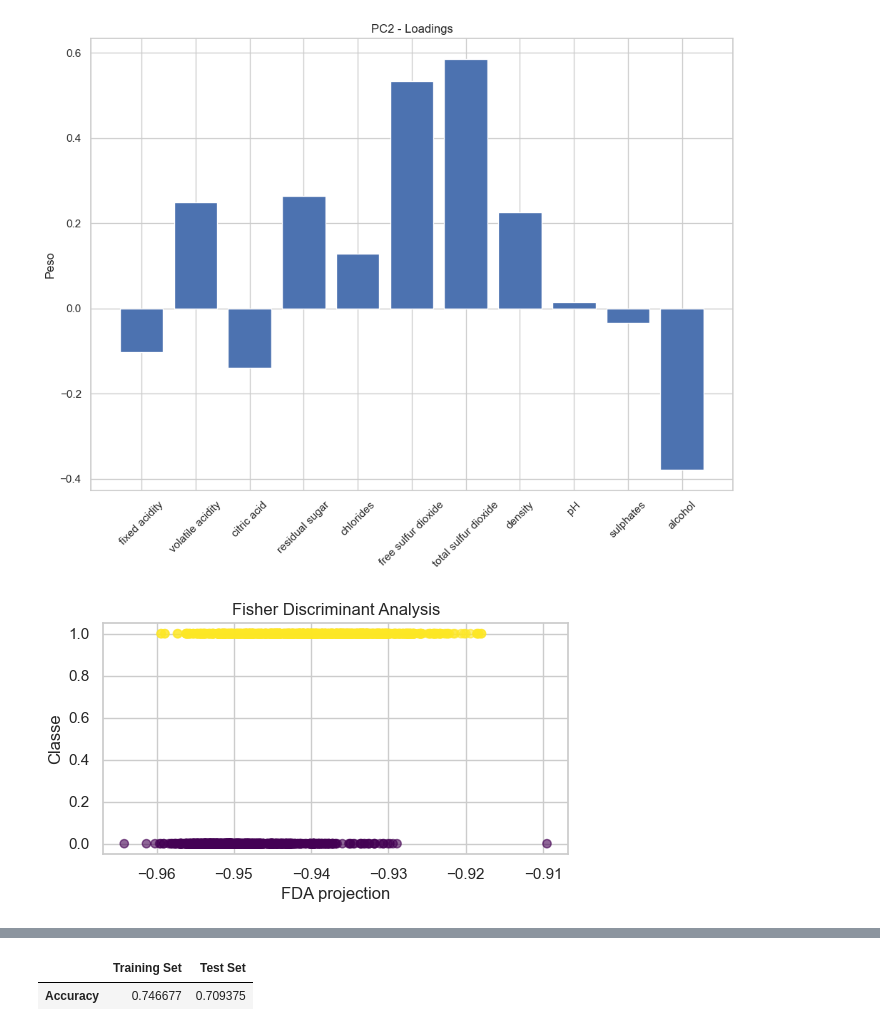
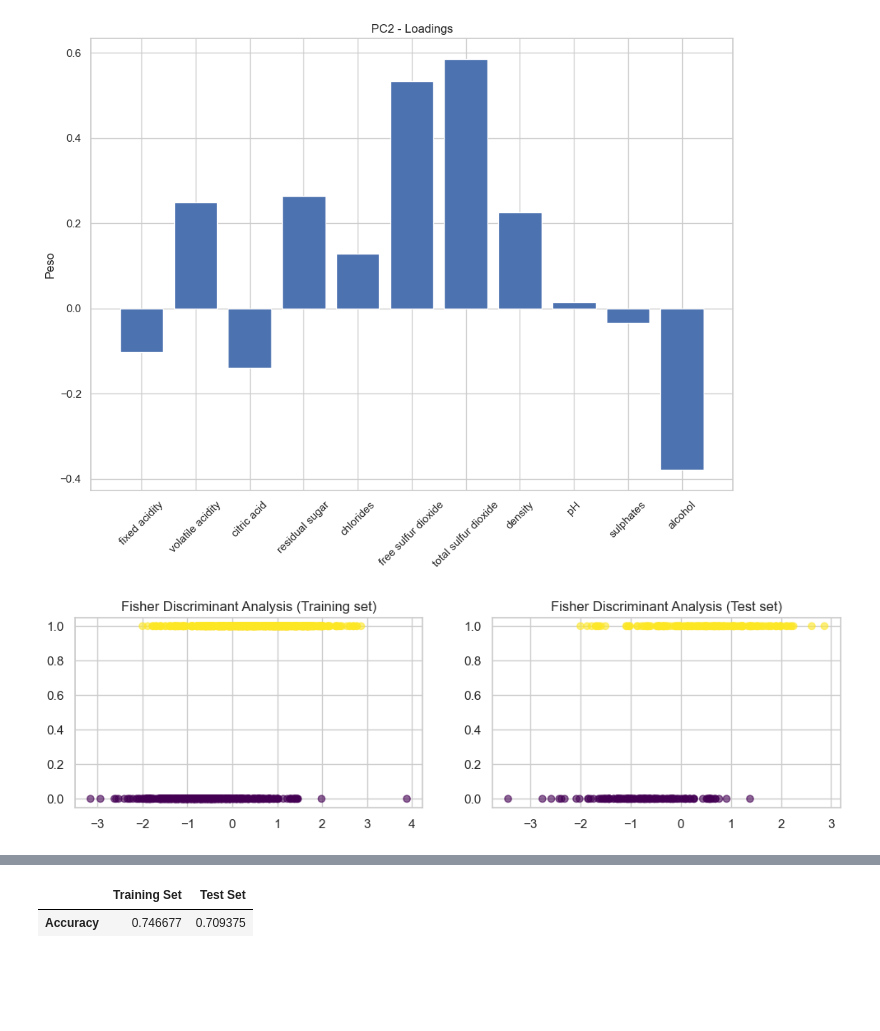
Before and after one commit to frameleee/progetto-MIA, a Jupyter notebook: notebooks/eda.ipynb, the cells around one changed output, grey strips where cells are left out. Saved outputs shown, nothing was run; the diff lists cells and outputs as text; code cells hidden in the pictures; blank space fills up the shorter version.

```diff
--- a/notebooks/eda.ipynb
+++ b/notebooks/eda.ipynb
@@ -300,18 +303,21 @@ plt.show()
 # %%
 #FDA
 fda = MDA()
-fda.fit(X.values, y.values)
-Zfda = fda.transform(X.values)
+fda.fit(X_train_scaled, y_train.values)
+Zfda_train = fda.transform(X_train_scaled)
+Zfda_test = fda.transform(X_test_scaled)
 
-plt.figure(figsize=(6, 3))
-plt.scatter(Zfda[:, 0], y.values, c=y.values, cmap='viridis', alpha=0.6)
-plt.xlabel("FDA projection")
-plt.ylabel("Classe")
-plt.title("Fisher Discriminant Analysis")
+fig, axs = plt.subplots(1, 2, figsize=(12, 3))
+axs[0].scatter(Zfda_train[:, 0], y_train.values, c=y_train.values, cmap='viridis', alpha=0.6)
+axs[0].set_title("Fisher Discriminant Analysis (Training set)")
+
+axs[1].scatter(Zfda_test[:, 0], y_test.values, c=y_test.values, cmap='viridis', alpha=0.6)
+axs[1].set_title('Fisher Discriminant Analysis (Test set)')
+
 plt.grid(True)
 plt.show()
 # %% [output]
-[figure, old version]
+[figure, new version]
 # %%
 #LDA con 1 componente (max per 2 classi)
 lda = LDA()
```
Also changed, not shown: parts of 3 cells of this notebook, 1 other file.
